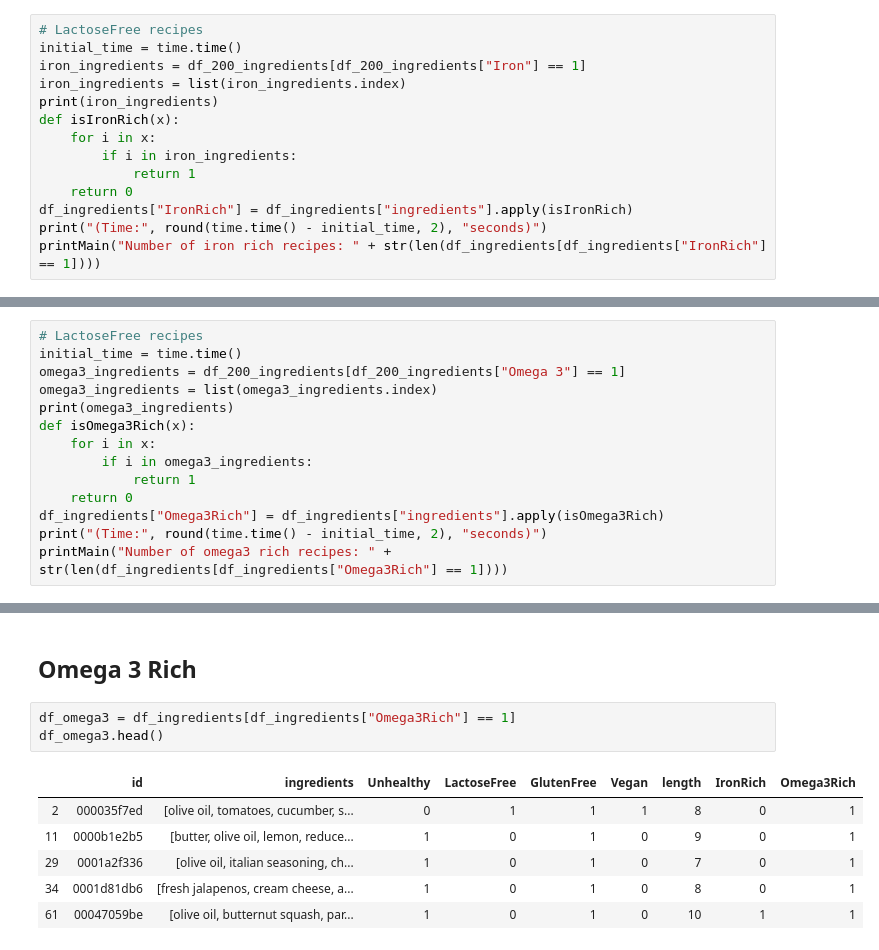
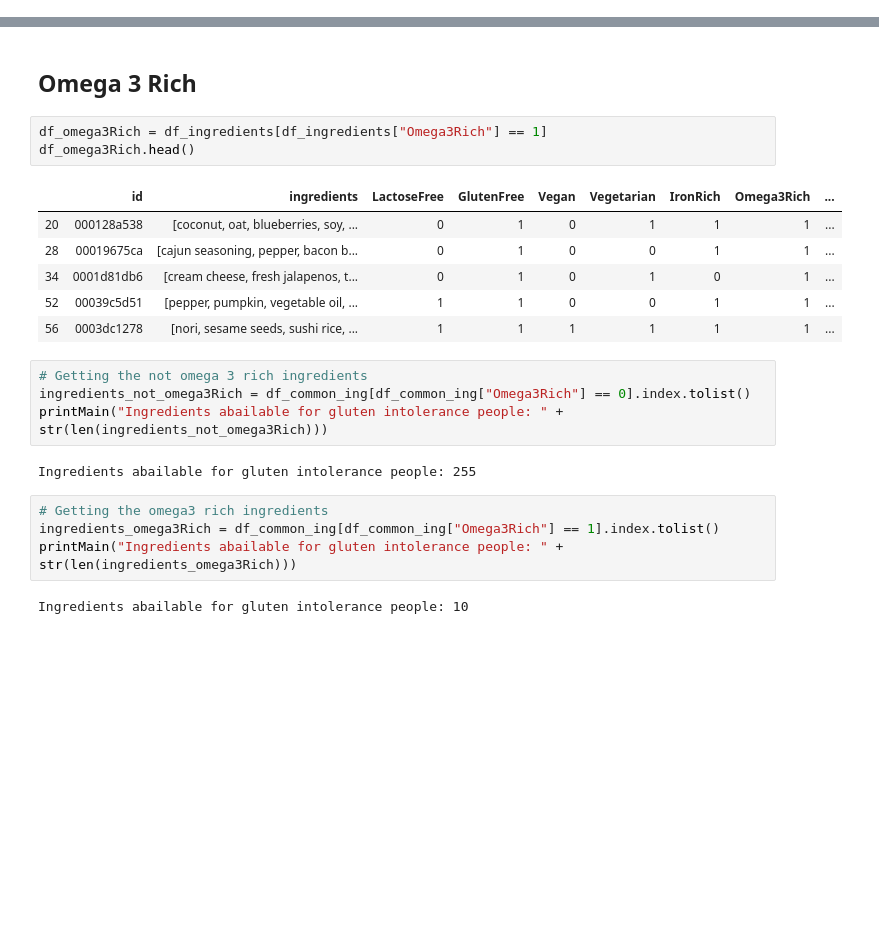
Before and after one commit to carlosvillasanchez/-Salmon-tortilla-al-pesto, a Jupyter notebook: Report.ipynb, the cells around one changed output, grey strips where cells are left out. Drawn from its saved outputs; the diff is of its cells as text; blank space fills up the shorter version.

Commit message:
Finishing all ingredient changes in every diet

```diff
--- a/Report.ipynb
+++ b/Report.ipynb
@@ -3549,14 +3632,0 @@ plt.show()
-# %%
-# LactoseFree recipes
-initial_time = time.time()
-iron_ingredients = df_200_ingredients[df_200_ingredients["Iron"] == 1]
-iron_ingredients = list(iron_ingredients.index)
-print(iron_ingredients)
-def isIronRich(x):
-    for i in x:
-        if i in iron_ingredients:
-            return 1
-    return 0
-df_ingredients["IronRich"] = df_ingredients["ingredients"].apply(isIronRich)
-print("(Time:", round(time.time() - initial_time, 2), "seconds)")
-printMain("Number of iron rich recipes: " + str(len(df_ingredients[df_ingredients["IronRich"] == 1])))
@@ -3643,14 +3710,0 @@ print(dic_more_3per_iron)
-# %%
-# LactoseFree recipes
-initial_time = time.time()
-omega3_ingredients = df_200_ingredients[df_200_ingredients["Omega 3"] == 1]
-omega3_ingredients = list(omega3_ingredients.index)
-print(omega3_ingredients)
-def isOmega3Rich(x):
-    for i in x:
-        if i in omega3_ingredients:
-            return 1
-    return 0
-df_ingredients["Omega3Rich"] = df_ingredients["ingredients"].apply(isOmega3Rich)
-print("(Time:", round(time.time() - initial_time, 2), "seconds)")
-printMain("Number of omega3 rich recipes: " + str(len(df_ingredients[df_ingredients["Omega3Rich"] == 1])))
@@ -3661,15 +3853,27 @@ Number of omega3 rich recipes: 170446
 # %% [markdown]
 ## Omega 3 Rich
 # %%
-df_omega3 = df_ingredients[df_ingredients["Omega3Rich"] == 1]
-df_omega3.head()
+df_omega3Rich = df_ingredients[df_ingredients["Omega3Rich"] == 1]
+df_omega3Rich.head()
 # %% [output]
-|  | id | ingredients | Unhealthy | LactoseFree | GlutenFree | Vegan | length | IronRich | Omega3Rich |
-| 2 | 000035f7ed | [olive oil, tomatoes, cucumber, s... | 0 | 1 | 1 | 1 | 8 | 0 | 1 |
-| 11 | 0000b1e2b5 | [butter, olive oil, lemon, reduce... | 1 | 0 | 1 | 0 | 9 | 0 | 1 |
-| 29 | 0001a2f336 | [olive oil, italian seasoning, ch... | 1 | 0 | 1 | 0 | 7 | 0 | 1 |
-| 34 | 0001d81db6 | [fresh jalapenos, cream cheese, a... | 1 | 0 | 1 | 0 | 8 | 0 | 1 |
-| 61 | 00047059be | [olive oil, butternut squash, par... | 1 | 0 | 1 | 0 | 10 | 1 | 1 |
+|  | id | ingredients | LactoseFree | GlutenFree | Vegan | Vegetarian | IronRich | Omega3Rich | ... |
+| 20 | 000128a538 | [coconut, oat, blueberries, soy, ... | 0 | 1 | 0 | 1 | 1 | 1 | ... |
+| 28 | 00019675ca | [cajun seasoning, pepper, bacon b... | 0 | 1 | 0 | 0 | 1 | 1 | ... |
+| 34 | 0001d81db6 | [cream cheese, fresh jalapenos, t... | 0 | 1 | 0 | 1 | 0 | 1 | ... |
+| 52 | 00039c5d51 | [pepper, pumpkin, vegetable oil, ... | 1 | 1 | 0 | 0 | 1 | 1 | ... |
+| 56 | 0003dc1278 | [nori, sesame seeds, sushi rice, ... | 1 | 1 | 1 | 1 | 1 | 1 | ... |
+# %%
+# Getting the not omega 3 rich ingredients
+ingredients_not_omega3Rich = df_common_ing[df_common_ing["Omega3Rich"] == 0].index.tolist()
+printMain("Ingredients abailable for gluten intolerance people: " + str(len(ingredients_not_omega3Rich)))
+# %% [output]
+Ingredients abailable for gluten intolerance people: 255
+# %%
+# Getting the omega3 rich ingredients
+ingredients_omega3Rich = df_common_ing[df_common_ing["Omega3Rich"] == 1].index.tolist()
+printMain("Ingredients abailable for gluten intolerance people: " + str(len(ingredients_omega3Rich)))
+# %% [output]
+Ingredients abailable for gluten intolerance people: 10
 # %%
 # First, we recalculate the dictionary of ingredients
 initial_time = time.time()
```
Also changed, not shown: parts of 95 cells of this notebook.
